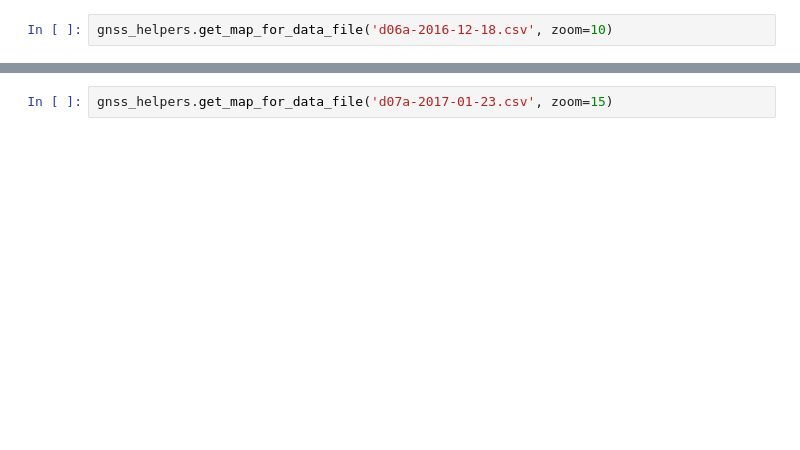
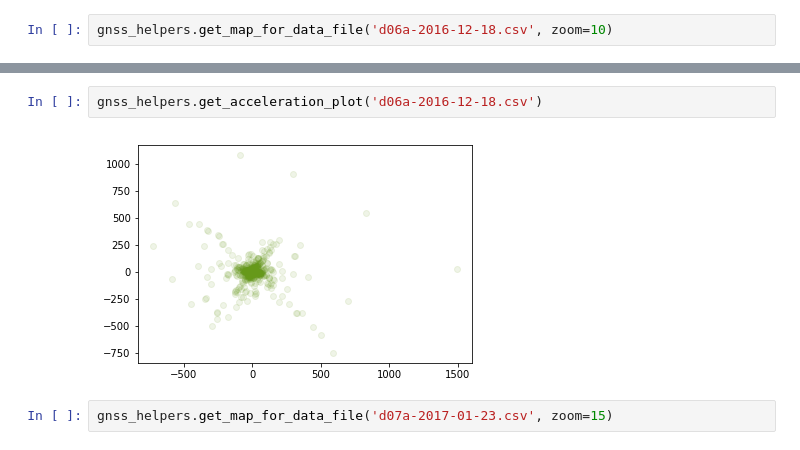
Before and after one commit to eggonabull/gnss-analysis, a Jupyter notebook: GNSS Analysis.ipynb, the cells around one changed output, grey strips where cells are left out. Drawn from its saved outputs; the diff is of its cells as text; blank space fills up the shorter version.

```diff
--- a/GNSS Analysis.ipynb
+++ b/GNSS Analysis.ipynb
@@ -66,2 +74,6 @@ gnss_helpers.get_map_for_data_file('d06a-2016-12-18.csv', zoom=10)
+# %%
+gnss_helpers.get_acceleration_plot('d06a-2016-12-18.csv')
+# %% [output]
+[figure, added]
 # %%
 gnss_helpers.get_map_for_data_file('d07a-2017-01-23.csv', zoom=15)
```
Also changed, not shown: parts of 38 cells of this notebook, 1 other file.
